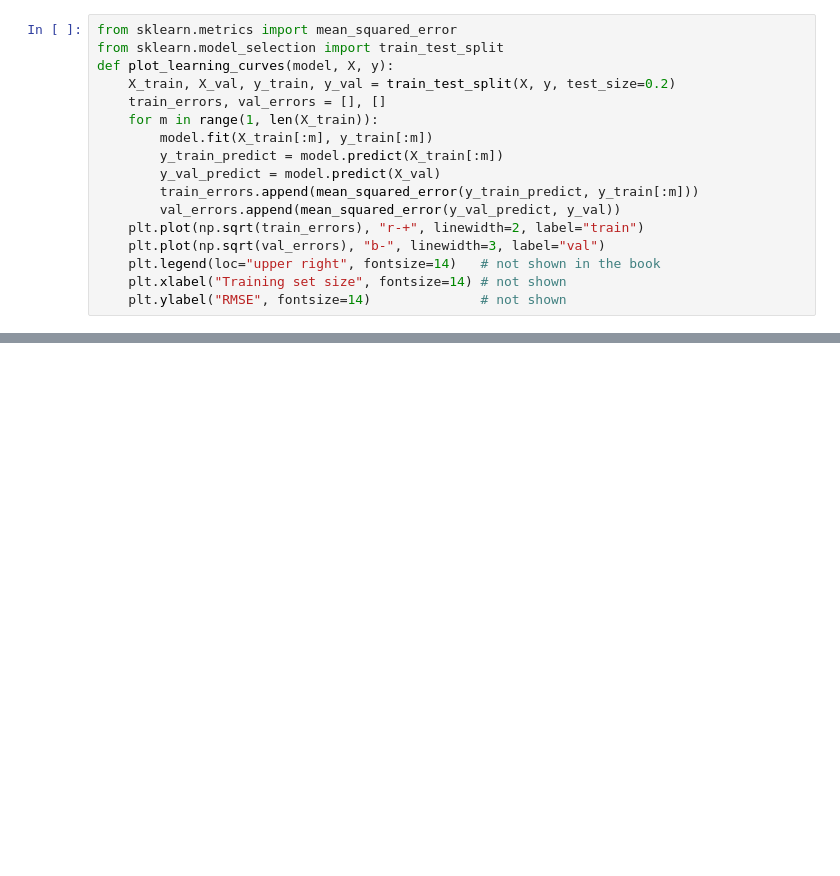
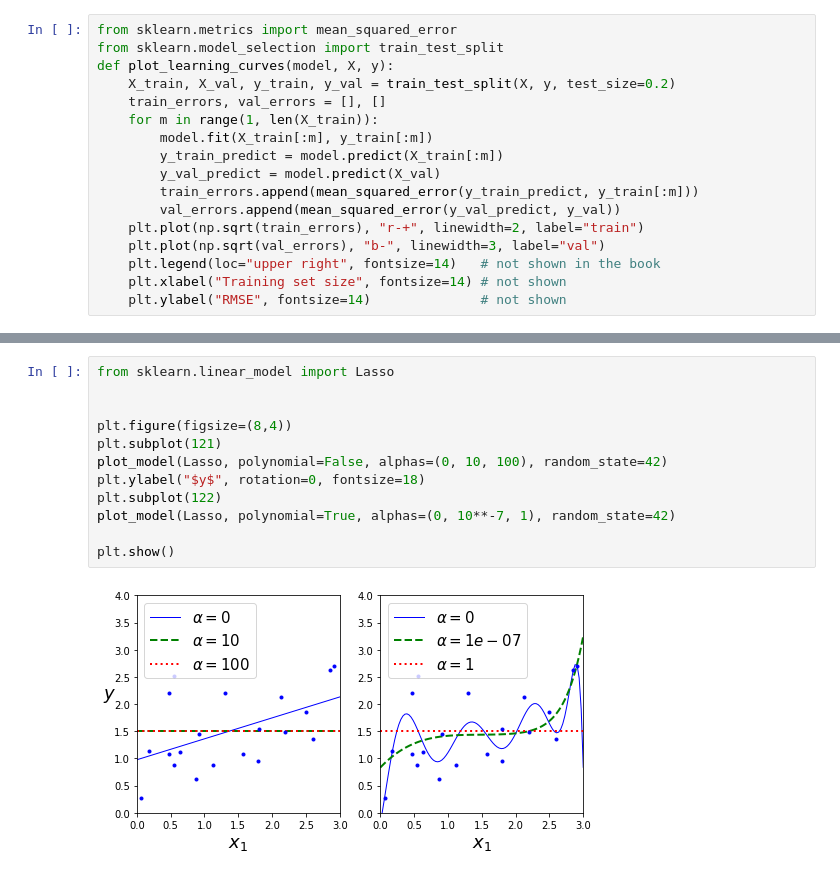
Before and after one commit to JackDemo/hands-on-ml-with-sklearn-and-tf, a Jupyter notebook: Section_4.ipynb, the cells around one changed output, grey strips where cells are left out. Cells and saved outputs as stored; diff of their text form; blank space fills up the shorter version.

```diff
--- a/Section_4.ipynb
+++ b/Section_4.ipynb
@@ -342,0 +385,14 @@ plt.show()                        # not shown
+# %%
+from sklearn.linear_model import Lasso
+
+
+plt.figure(figsize=(8,4))
+plt.subplot(121)
+plot_model(Lasso, polynomial=False, alphas=(0, 10, 100), random_state=42)
+plt.ylabel("$y$", rotation=0, fontsize=18)
+plt.subplot(122)
+plot_model(Lasso, polynomial=True, alphas=(0, 10**-7, 1), random_state=42)
+
+plt.show()
+# %% [output]
+[figure, added]
```
Also changed, not shown: parts of 17 cells of this notebook.
